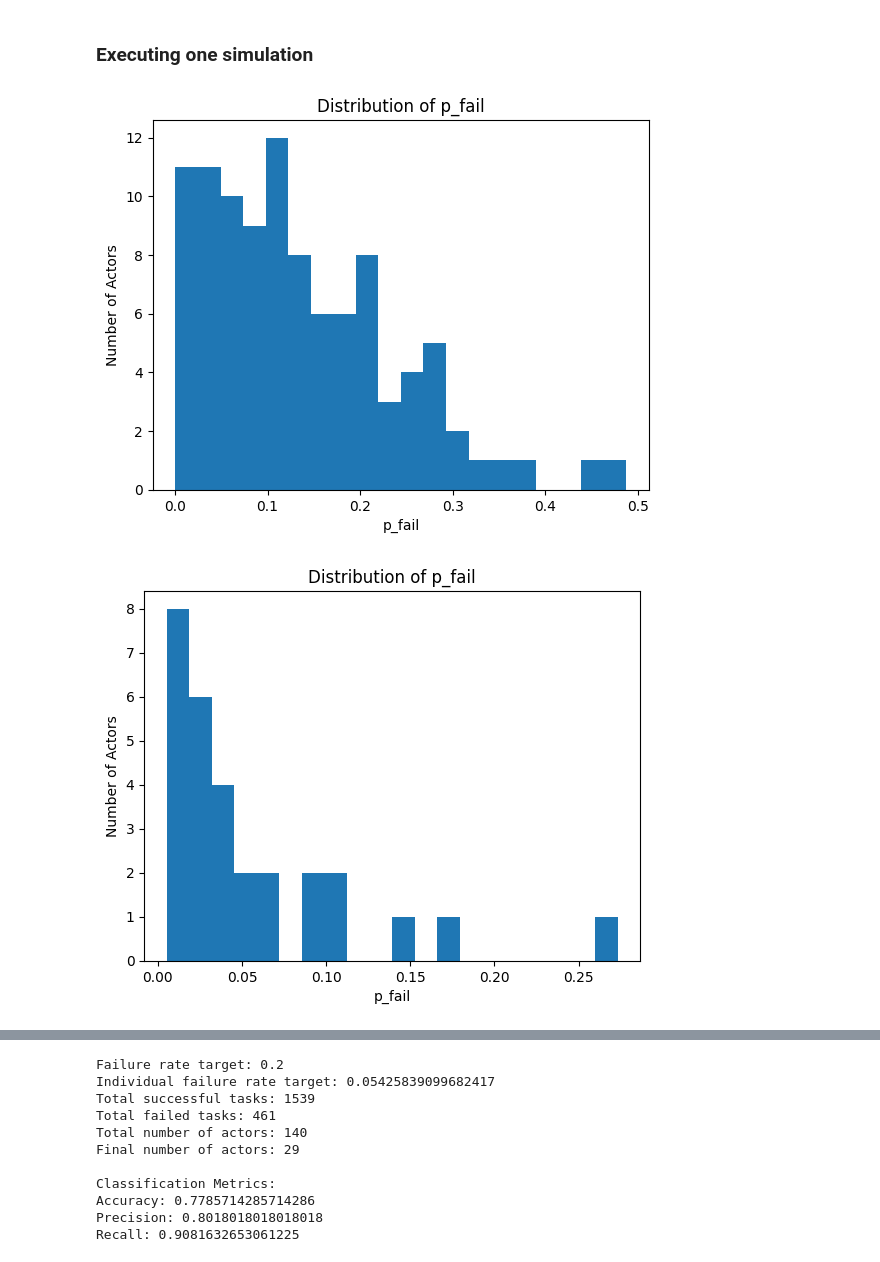
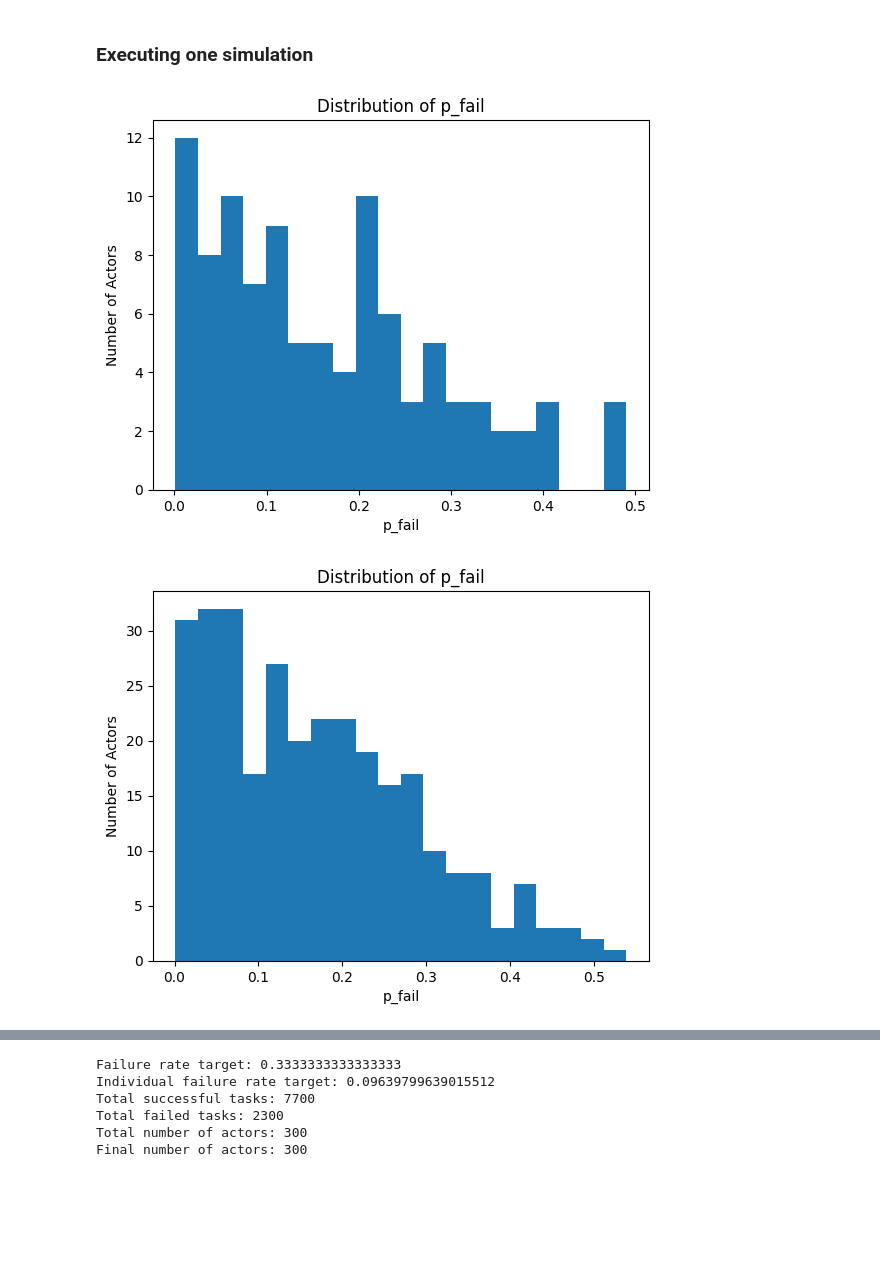
Before and after one commit to RedChainLab/Reliability-Is-Blind-Collective-Incentives, a Jupyter notebook: 2024-08-22_Simulation_Scope/02-Simulation-Environment-Reputation.ipynb, the cells around one changed output, grey strips where cells are left out. Drawn from its saved outputs; the diff is of its cells as text; code cells hidden in the pictures; blank space fills up the shorter version.

Commit message:
Working on the reputation simulation

```diff
--- a/2024-08-22_Simulation_Scope/02-Simulation-Environment-Reputation.ipynb
+++ b/2024-08-22_Simulation_Scope/02-Simulation-Environment-Reputation.ipynb
@@ -70,10 +70,11 @@ from multiprocessing import Pool
 # %%
 N_ACTORS_INITIAL = 100  # Initial number of actors
 N_ACTORS_TASK = 4  # Number of maximum actors for each task
-R0 = 1000  # Initial reputation of each actor
+N_SIMILAR_ACTORS = 5  # Number of similar actors for each actor
+R0 = 0  # Initial reputation of each actor
 N_TASKS = 10000  # Number of tasks to simulate
-SLASH_AMOUNT = 400  # Amount slashed for failed tasks
-REWARD_AMOUNT = 100  # Reward for successful tasks
+SLASH_AMOUNT = 100  # Amount slashed for failed tasks
+REWARD_AMOUNT = 50  # Reward for successful tasks
 NEW_ACTOR_INTERVAL = 50  # Frequency of new actor addition (in tasks)
 NEW_ACTOR_FAULTY_COMBOS = 0  # Number of faulty combinations per new actor
 MONTE_CARLO_RUNS = 50  # Number of Monte Carlo simulations
@@ -82,7 +83,7 @@ MONTE_CARLO_RUNS = 50  # Number of Monte Carlo simulations
 # %%
 # Testing normal distribution ------------------------------------------
 # Using a normal distribution with mean 0.18 (average failure rate) and a small std dev of 0.05
-mu, sigma = 0.05, 0.15
+mu, sigma = 0.05, 0.20
 p_fail_distribution = np.random.normal(mu, sigma, 10000)
 
 
@@ -281,53 +280,32 @@ plt.subplot(1, 3, 1)
 plt.plot(system_failure_rates)
 plt.xlabel('Task Number')
 plt.ylabel('System Failure Rate')
 plt.title('System Failure Rate Over Time')
 
 # Plot average actor failure rate over time
 plt.subplot(1, 3, 2)
 plt.plot(average_failure_rates)
 plt.xlabel('Task Number')
 plt.ylabel('Average Actor Failure Rate')
 plt.title('Average Actor Failure Rate Over Time')
 
 # Plot the number of actors in the system over time
 plt.subplot(1, 3, 3)
 plt.plot(actor_counts)
 plt.xlabel('Task Number')
 plt.ylabel('Number of Actors')
 plt.title('Number of Actors in the System')
 
 plt.tight_layout()
 plt.show()
 
 # Final results
 print(f'Failure rate target: {failure_rate_target}')
 print(f'Individual failure rate target: {indivudal_failure_rate_target}')
 print(f'Total successful tasks: {successful_tasks}')
 print(f'Total failed tasks: {failed_tasks}')
 print(f'Total number of actors: {total_actors}')
 print(f'Final number of actors: {len(actors)}')
-
-# Calculate precision, accuracy, and recall
-for faulty_set in faulty_sets:
-    if len(faulty_set.actors) == 1 and faulty_set.p_fail > indivudal_failure_rate_target:
-        false_negative += 1
-
-precision = 0
-if true_positive + false_positive != 0:
-    precision = true_positive / (true_positive + false_positive)
-accuracy = (true_positive + (len(actors) - false_negative)) / total_actors
-recall = 0
-if true_positive + false_negative != 0:
-    recall = true_positive / (true_positive + false_negative)
-# Display precision, accuracy, and recall
-print("\nClassification Metrics:")
-# Accuracy measures the proportion of correct predictions (both true positives and true negatives) among all predictions. An accuracy of 0.3 indicates that only 30% of the predictions were correct.
-print(f'Accuracy: {accuracy}')
-# Precision measures how many of the positively predicted cases were actually correct. A precision of 0.857 means that 85.7% of the positive predictions were true positives.
-print(f'Precision: {precision}')
-# Recall measures how many of the actual positive cases were correctly identified. A recall of 0.978 means that 97.8% of actual positives were predicted as positive.
-print(f'Recall: {recall}')
 # %% [output]
-[figure, old version]
+[figure, new version]
-[figure, old version]
+[figure, new version]
@@ -335,11 +313,6 @@ print(f'Recall: {recall}')
-Failure rate target: 0.2
-Individual failure rate target: 0.05425839099682417
-Total successful tasks: 1539
-Total failed tasks: 461
-Total number of actors: 140
-Final number of actors: 29
-
-Classification Metrics:
-Accuracy: 0.7785714285714286
-Precision: 0.8018018018018018
-Recall: 0.9081632653061225
+Failure rate target: 0.3333333333333333
+Individual failure rate target: 0.09639799639015512
+Total successful tasks: 7700
+Total failed tasks: 2300
+Total number of actors: 300
+Final number of actors: 300
```
Also changed, not shown: parts of 15 cells of this notebook, 1 other file.
